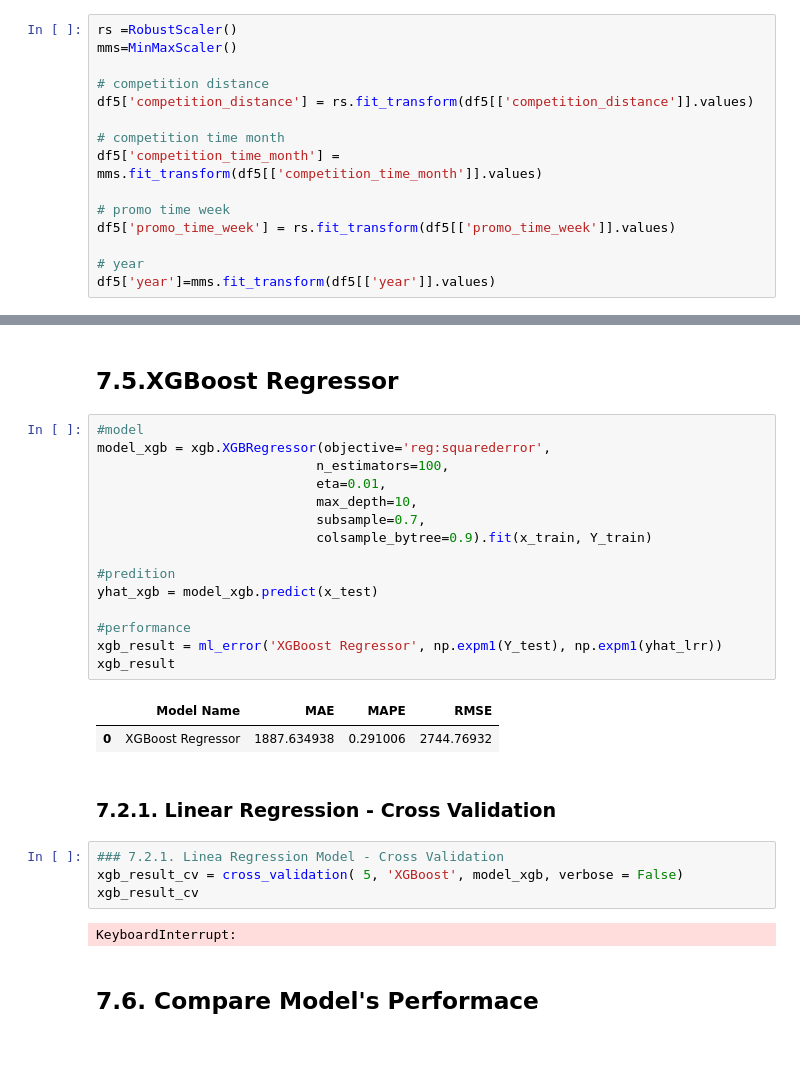
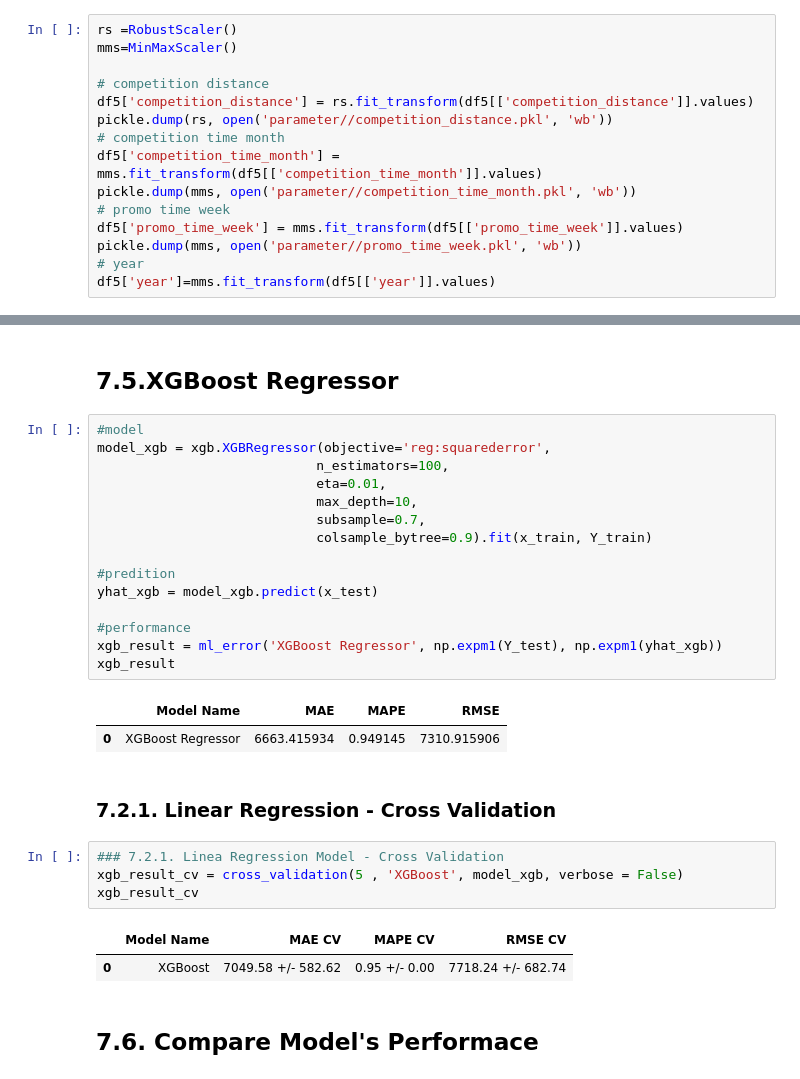
Before and after one commit to vivianebuge/ds-em-producao, a Jupyter notebook: m07_v01_store_sales_prediction.ipynb, the cells around one changed output, grey strips where cells are left out. Drawn from its saved outputs; the diff is of its cells as text; blank space fills up the shorter version.

```diff
--- a/m07_v01_store_sales_prediction.ipynb
+++ b/m07_v01_store_sales_prediction.ipynb
@@ -923,13 +935,13 @@ mms=MinMaxScaler()
 
 # competition distance
 df5['competition_distance'] = rs.fit_transform(df5[['competition_distance']].values)
-
+pickle.dump(rs, open('parameter//competition_distance.pkl', 'wb'))
 # competition time month
 df5['competition_time_month'] = mms.fit_transform(df5[['competition_time_month']].values)
-
+pickle.dump(mms, open('parameter//competition_time_month.pkl', 'wb'))
 # promo time week
-df5['promo_time_week'] = rs.fit_transform(df5[['promo_time_week']].values)
-
+df5['promo_time_week'] = mms.fit_transform(df5[['promo_time_week']].values)
+pickle.dump(mms, open('parameter//promo_time_week.pkl', 'wb'))
 # year
 df5['year']=mms.fit_transform(df5[['year']].values)
 # %% [markdown]
@@ -1172,29 +1185,30 @@ rf_result_cv
 # %%
 #model
 model_xgb = xgb.XGBRegressor(objective='reg:squarederror',
                             n_estimators=100,
                             eta=0.01,
                             max_depth=10,
                             subsample=0.7,
                             colsample_bytree=0.9).fit(x_train, Y_train)
 
 #predition
 yhat_xgb = model_xgb.predict(x_test)
 
 #performance
-xgb_result = ml_error('XGBoost Regressor', np.expm1(Y_test), np.expm1(yhat_lrr))
+xgb_result = ml_error('XGBoost Regressor', np.expm1(Y_test), np.expm1(yhat_xgb))
 xgb_result
 # %% [output]
 |  | Model Name | MAE | MAPE | RMSE |
-| 0 | XGBoost Regressor | 1887.634938 | 0.291006 | 2744.76932 |
+| 0 | XGBoost Regressor | 6663.415934 | 0.949145 | 7310.915906 |
 # %% [markdown]
 ### 7.2.1. Linear Regression - Cross Validation
 # %%
 ### 7.2.1. Linea Regression Model - Cross Validation
-xgb_result_cv = cross_validation( 5, 'XGBoost', model_xgb, verbose = False)
+xgb_result_cv = cross_validation(5 , 'XGBoost', model_xgb, verbose = False)
 xgb_result_cv
 # %% [output]
-KeyboardInterrupt:
+|  | Model Name | MAE CV | MAPE CV | RMSE CV |
+| 0 | XGBoost | 7049.58 +/- 582.62 | 0.95 +/- 0.00 | 7718.24 +/- 682.74 |
 # %% [markdown]
 ## 7.6. Compare Model's Performace
 # %% [markdown]
```
Also changed, not shown: parts of 28 cells of this notebook, 3 other files.
